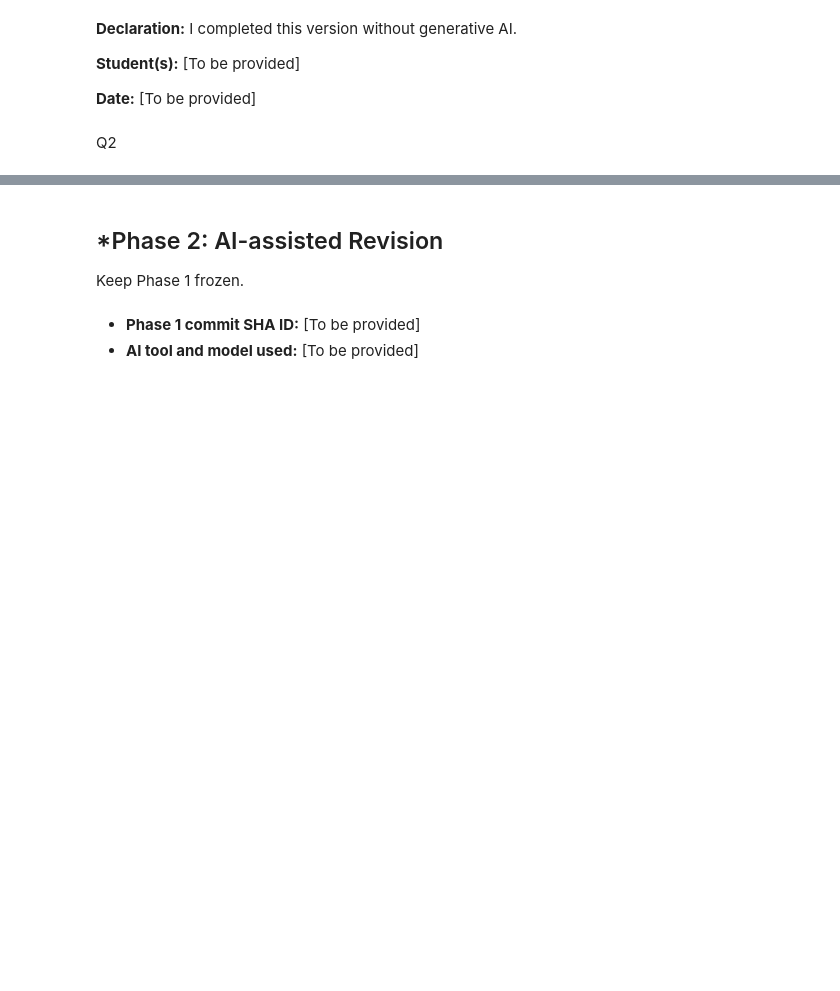
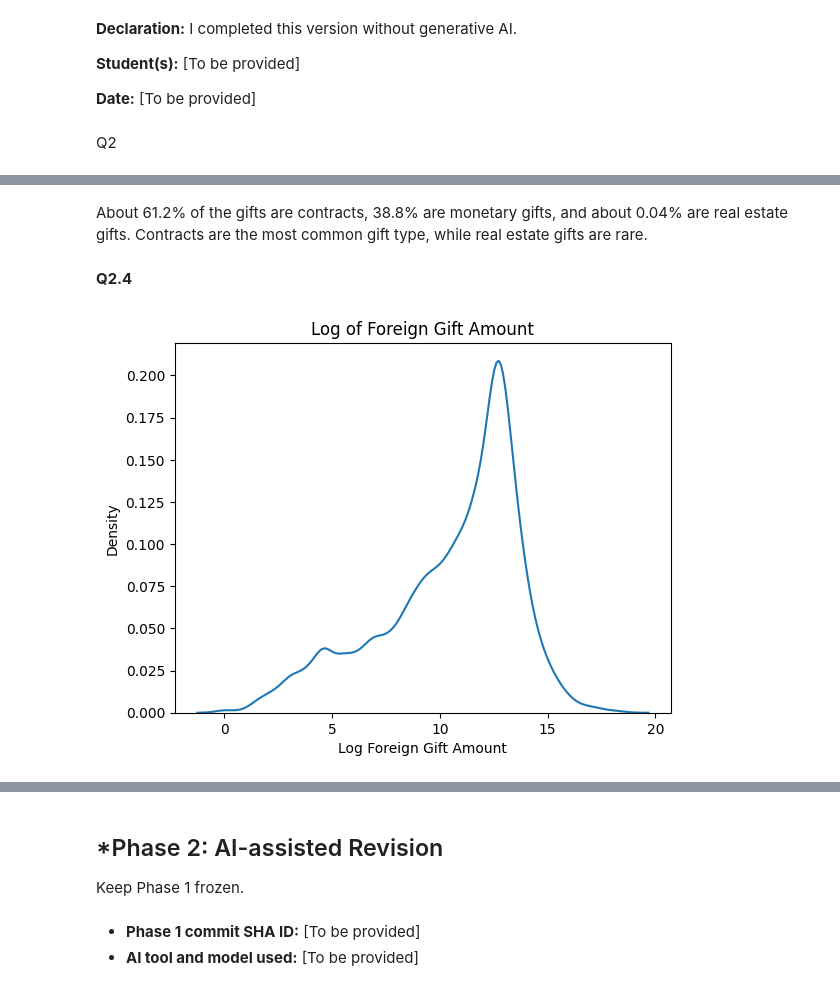
Before and after one commit to raffaellaalpaca-ai/A02-eda-and-visualization, a Jupyter notebook: notebook.ipynb, the cells around one changed output, grey strips where cells are left out. Cells and saved outputs as stored; diff of their text form; code cells hidden in the pictures; blank space fills up the shorter version.

```diff
--- a/notebook.ipynb
+++ b/notebook.ipynb
@@ -54,0 +126,19 @@ df = pd.read_csv("ForeignGifts_edu.csv")
+# %% [markdown]
+About 61.2% of the gifts are contracts, 38.8% are monetary gifts, and about 0.04% are real estate gifts. Contracts are the most common gift type, while real estate gifts are rare.
+# %% [markdown]
+**Q2.4**
+# %%
+df_positive = df[df["Foreign Gift Amount"] > 0].copy()
+# %%
+#log column
+df_positive["log_gift_amount"] = np.log(df_positive["Foreign Gift Amount"])
+# %%
+sns.kdeplot(
+    data=df_positive,
+    x="log_gift_amount"
+)
+plt.title("Log of Foreign Gift Amount")
+plt.xlabel("Log Foreign Gift Amount")
+plt.show()
+# %% [output]
+[figure, added]
```
Also changed, not shown: parts of 11 cells of this notebook.
